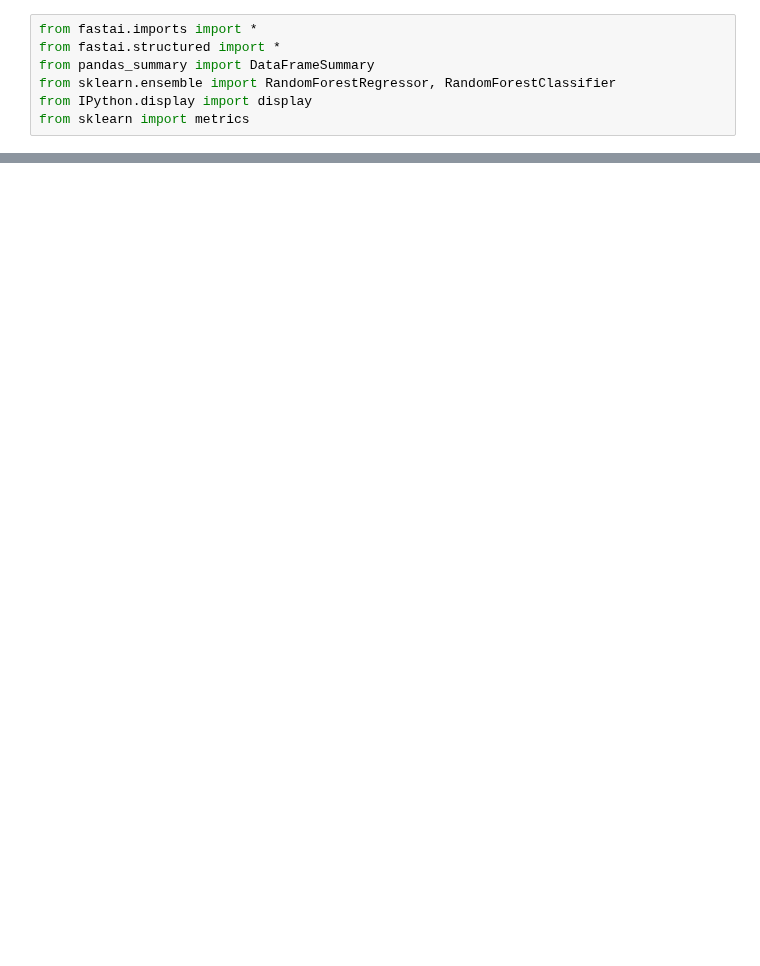
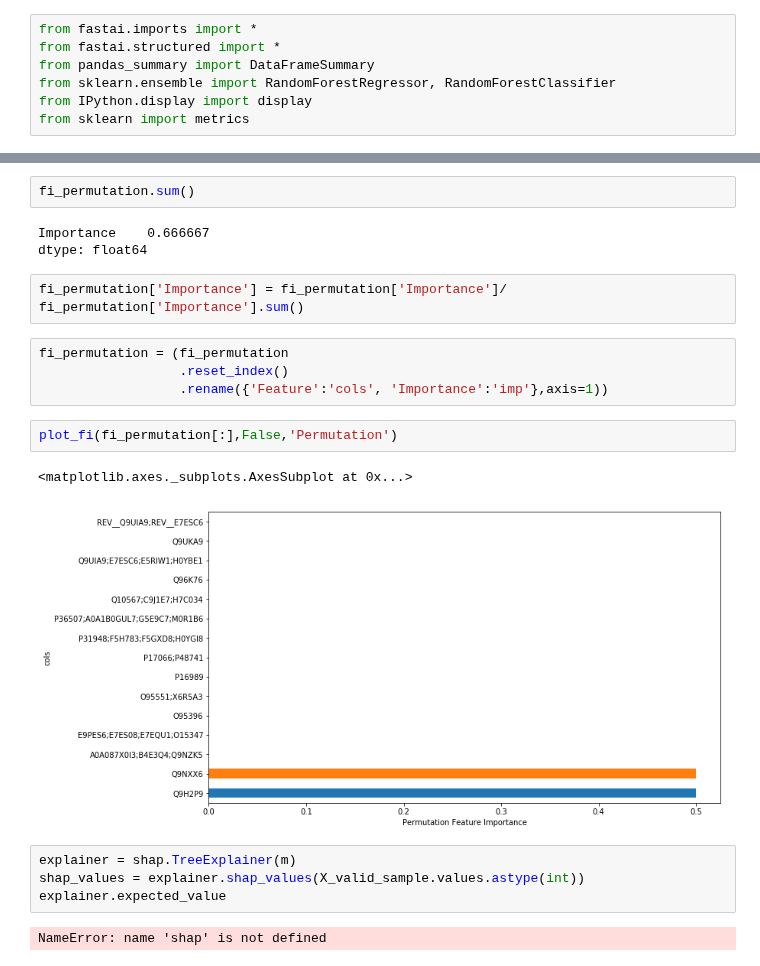
Before and after one commit to animesh/notebooks, a Jupyter notebook: lymphomaTF.ipynb, the cells around one changed output, grey strips where cells are left out. Saved outputs shown, nothing was run; the diff lists cells and outputs as text; blank space fills up the shorter version.

```diff
--- a/lymphomaTF.ipynb
+++ b/lymphomaTF.ipynb
@@ -318,2 +445,24 @@ plot(sin(x)*cos(x),type="l",color="blue")
+# %%
+fi_permutation.sum()
+# %% [output]
+Importance    0.666667
+dtype: float64
+# %%
+fi_permutation['Importance'] = fi_permutation['Importance']/ fi_permutation['Importance'].sum()
+# %%
+fi_permutation = (fi_permutation
+                  .reset_index()
+                  .rename({'Feature':'cols', 'Importance':'imp'},axis=1))
+# %%
+plot_fi(fi_permutation[:],False,'Permutation')
+# %% [output]
+<matplotlib.axes._subplots.AxesSubplot at 0x...>
+[figure, added]
+# %%
+explainer = shap.TreeExplainer(m)
+shap_values = explainer.shap_values(X_valid_sample.values.astype(int))
+explainer.expected_value
+# %% [output]
+NameError: name 'shap' is not defined
 # %%
 %%perl
```
Also changed, not shown: parts of 45 cells of this notebook.
